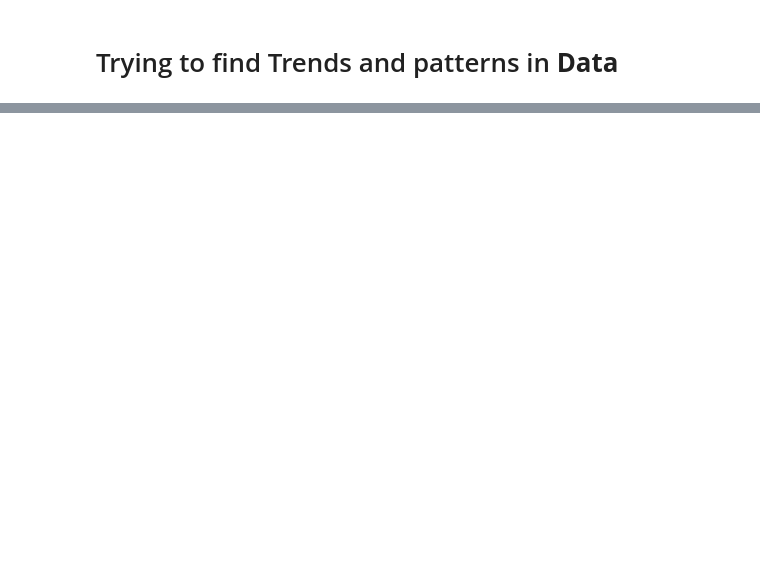
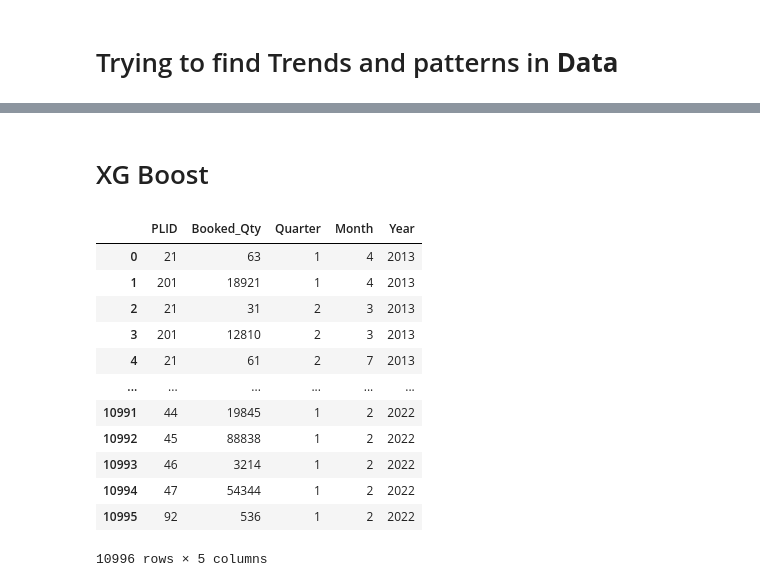
Before and after one commit to Vaarun-Kamath/HashCode-Cisco-Inventory-Management-and-Demand-Prediction, a Jupyter notebook: HashCode_PoissonPivots.ipynb, the cells around one changed output, grey strips where cells are left out. Saved outputs shown, nothing was run; the diff lists cells and outputs as text; code cells hidden in the pictures; blank space fills up the shorter version.

```diff
--- a/HashCode_PoissonPivots.ipynb
+++ b/HashCode_PoissonPivots.ipynb
@@ -164,0 +210,12 @@ sns.barplot(x=df["Year"],y=df["Booked_Qty"])
+# %%
+df_dp = df.drop(['Business Unit','Product Family','Fiscal Quarter','Fiscal Month','Booking_Date'], axis=1)
+le = LabelEncoder()
+df_dp['PLID'] = le.fit_transform(df_dp['PLID'])
+product_dict = dict(zip(le.classes_, le.transform(le.classes_)))
+print(product_dict)
+# df_dp['Quarter'] = le.fit_transform(df_dp['Quarter'])
+# quarter_dict = dict(zip(le.classes_, le.transform(le.classes_)))
+# print(quarter_dict)
+# df_dp['Month'] = le.fit_transform(df_dp['Month'])
+# month_dict = dict(zip(le.classes_, le.transform(le.classes_)))
+# print(month_dict)
@@ -164,0 +390,18 @@ sns.barplot(x=df["Year"],y=df["Booked_Qty"])
+# %% [markdown]
+# XG Boost
+# %%
+df_dp
+# %% [output]
+|  | PLID | Booked_Qty | Quarter | Month | Year |
+| 0 | 21 | 63 | 1 | 4 | 2013 |
+| 1 | 201 | 18921 | 1 | 4 | 2013 |
+| 2 | 21 | 31 | 2 | 3 | 2013 |
+| 3 | 201 | 12810 | 2 | 3 | 2013 |
+| 4 | 21 | 61 | 2 | 7 | 2013 |
+| ... | ... | ... | ... | ... | ... |
+| 10991 | 44 | 19845 | 1 | 2 | 2022 |
+| 10992 | 45 | 88838 | 1 | 2 | 2022 |
+| 10993 | 46 | 3214 | 1 | 2 | 2022 |
+| 10994 | 47 | 54344 | 1 | 2 | 2022 |
+| 10995 | 92 | 536 | 1 | 2 | 2022 |
+10996 rows × 5 columns
```
Also changed, not shown: parts of 64 cells of this notebook.
